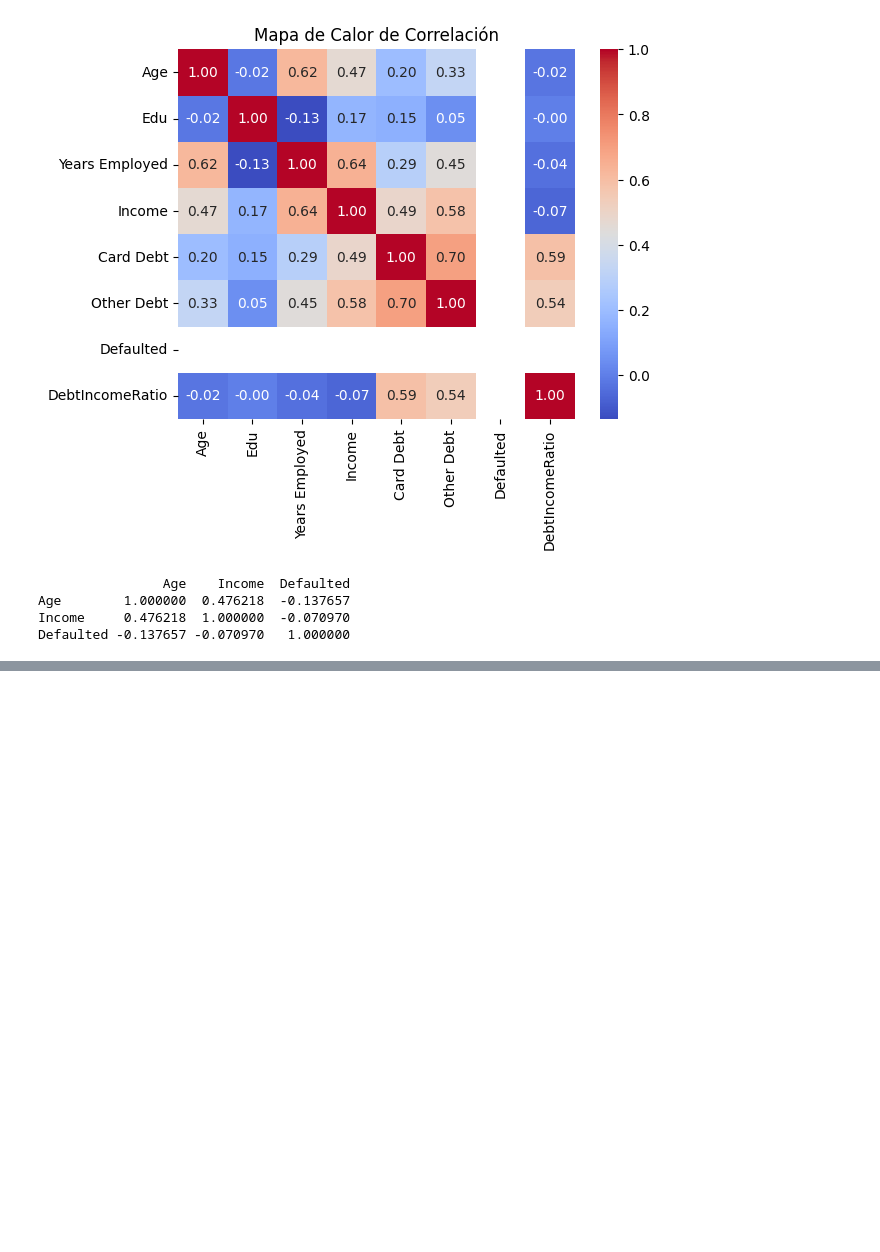
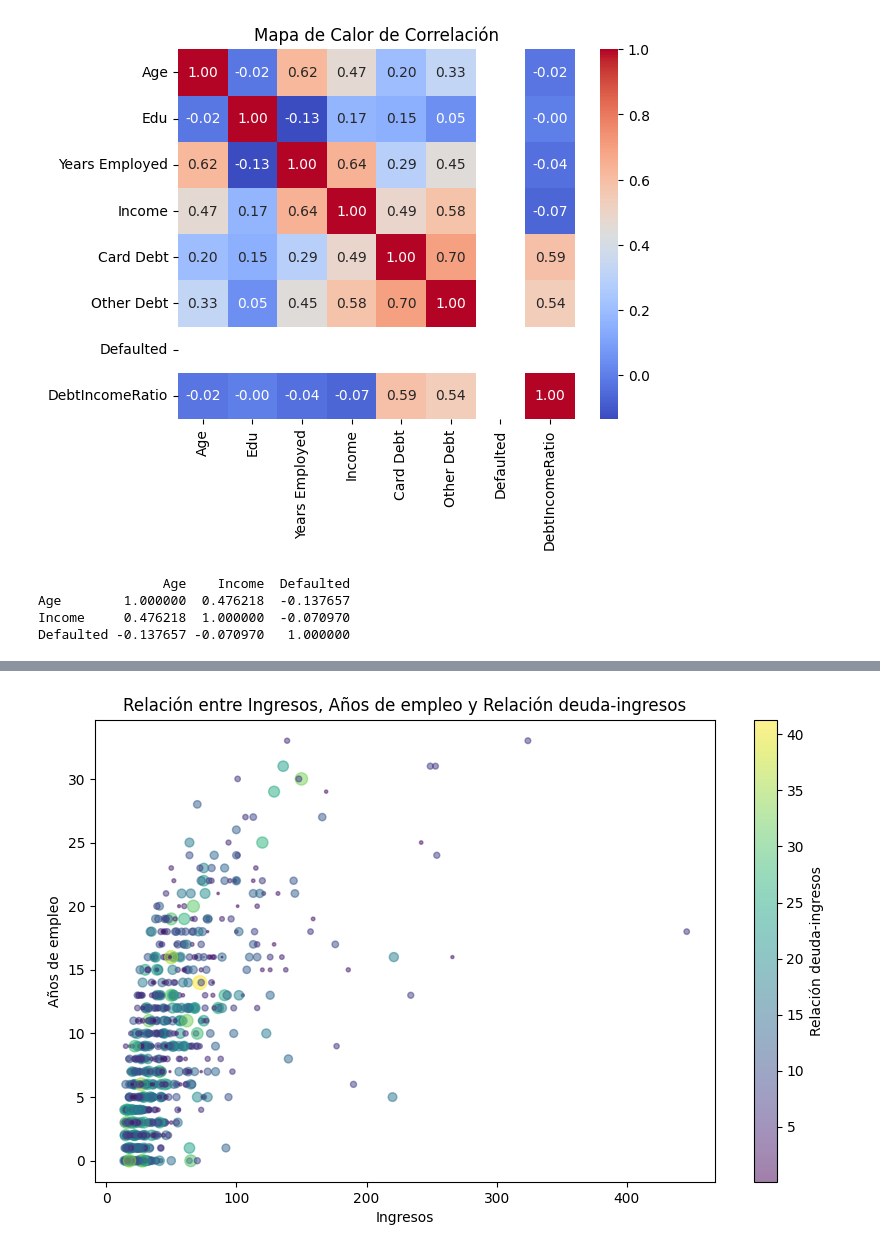
Before and after one commit to fpabi/Tareas, a Jupyter notebook: Ejercicio.ipynb, the cells around one changed output, grey strips where cells are left out. Cells and saved outputs as stored; diff of their text form; code cells hidden in the pictures; blank space fills up the shorter version.

```diff
--- a/Ejercicio.ipynb
+++ b/Ejercicio.ipynb
@@ -220,0 +261,28 @@ customers_bien[customers_bien['Defaulted']==0].shape
+# %%
+
+
+# Crear una figura
+plt.figure(figsize=(10, 6))
+
+# Establecer los datos de los ejes
+f = customers_bien['Income']
+g = customers_bien['Years Employed']
+h = customers_bien['DebtIncomeRatio']
+# Calcular el tamaño de los puntos (proporcional a la 'Relación deuda-ingresos')
+tamanio_puntos = 100 * h / h.max()
+
+# Crear el gráfico de dispersión con colores basados en la 'Relación deuda-ingresos' y tamaño de puntos variable
+plt.scatter(f, g, c=h, s=tamanio_puntos, cmap='viridis', alpha=0.5)
+
+# Etiquetar los ejes
+plt.xlabel('Ingresos')
+plt.ylabel('Años de empleo')
+
+# Agregar una barra de color
+plt.colorbar(label='Relación deuda-ingresos')
+
+# Mostrar el gráfico
+plt.title('Relación entre Ingresos, Años de empleo y Relación deuda-ingresos')
+plt.show()
+# %% [output]
+[figure, added]
```
Also changed, not shown: parts of 6 cells of this notebook.
